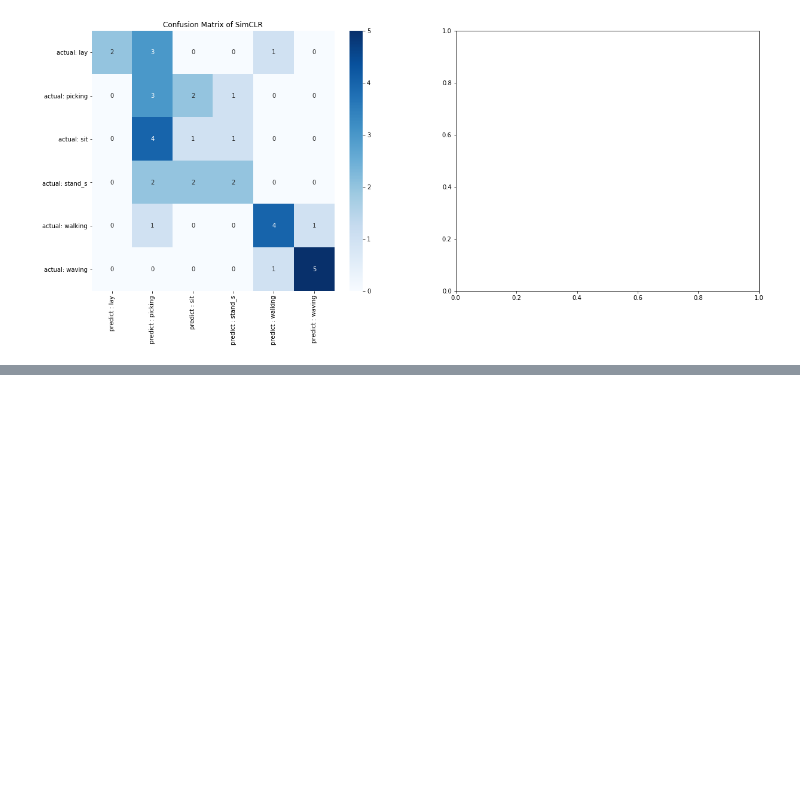
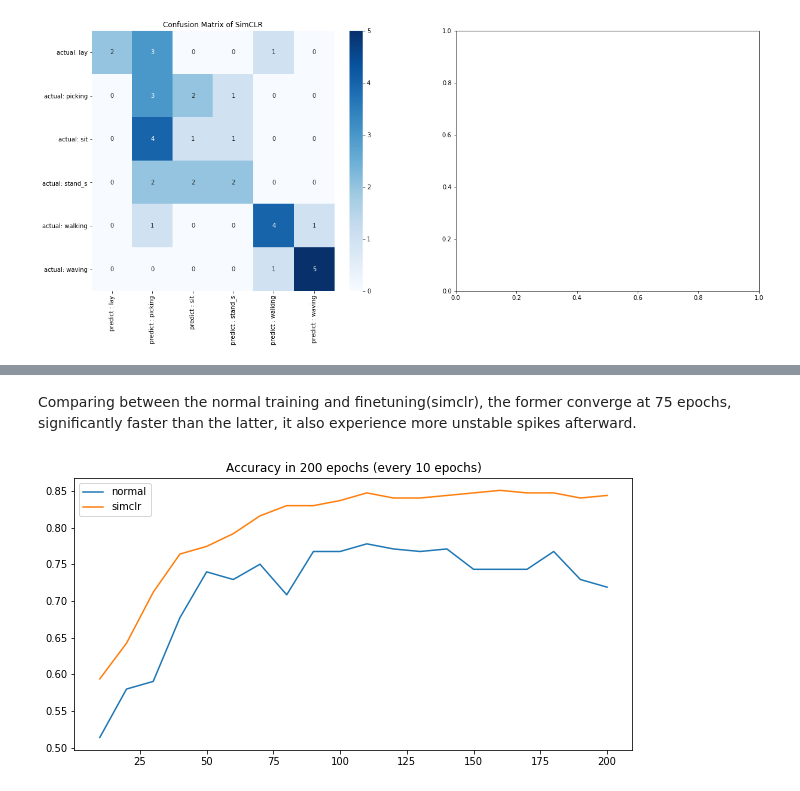
Before and after one commit to hslau44/irs_toolbox, a Jupyter notebook: Visualization.ipynb, the cells around one changed output, grey strips where cells are left out. Cells and saved outputs as stored; diff of their text form; code cells hidden in the pictures; blank space fills up the shorter version.

```diff
--- a/Visualization.ipynb
+++ b/Visualization.ipynb
@@ -96,0 +142,11 @@ plt.show()
+# %% [markdown]
+Comparing between the normal training and finetuning(simclr), the former converge at 75 epochs, significantly faster than the latter, it also experience more unstable spikes afterward.
+# %%
+plt.figure(figsize=(10,5))
+plt.plot(np.arange(10,210,10),norm_acc['validation_accuracy'].values)
+plt.plot(np.arange(10,210,10),clf_acc['validation_accuracy'].values)
+plt.legend(['normal','simclr'])
+plt.title('Accuracy in 200 epochs (every 10 epochs)')
+plt.show()
+# %% [output]
+[figure, added]
```
Also changed, not shown: parts of 18 cells of this notebook.
